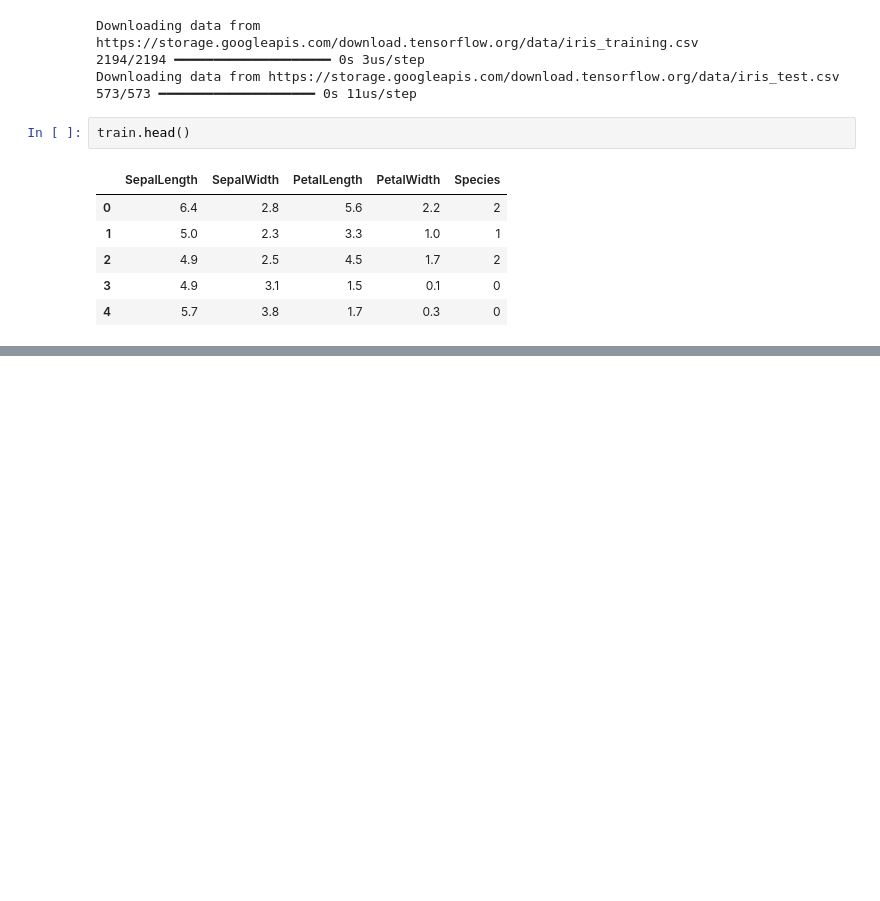
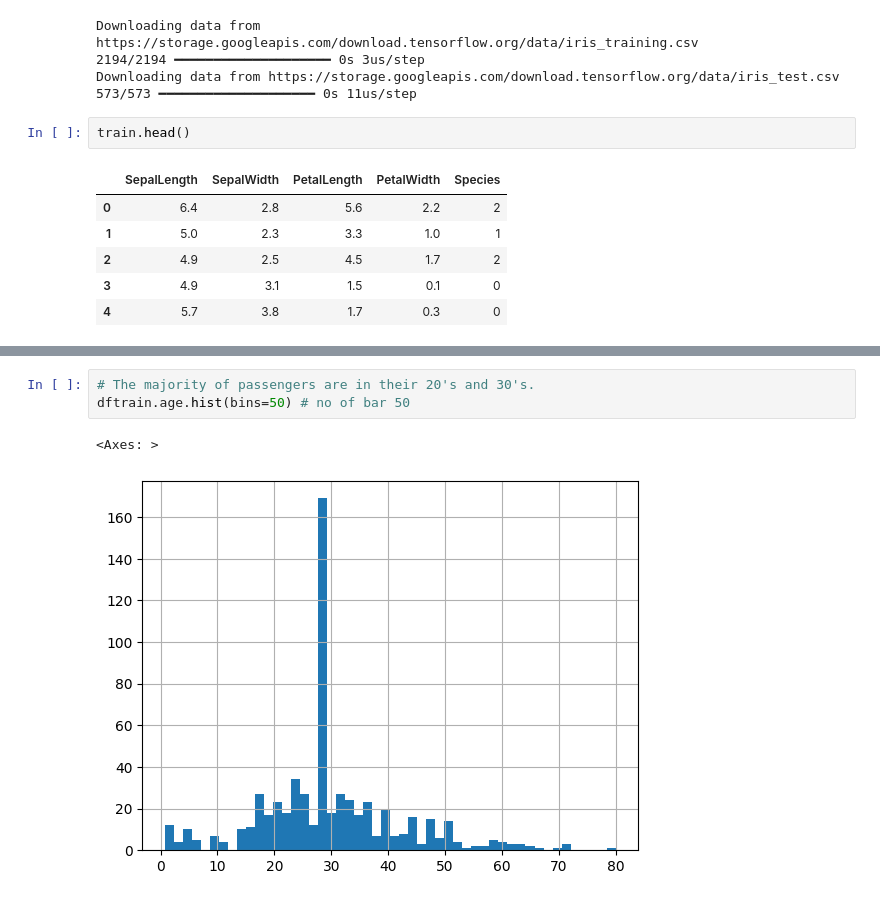
Before and after one commit to SAMANTA1401/deep_learning_tensorflow, a Jupyter notebook: estimator/premade.ipynb, the cells around one changed output, grey strips where cells are left out. Cells and saved outputs as stored; diff of their text form; blank space fills up the shorter version.

```diff
--- a/estimator/premade.ipynb
+++ b/estimator/premade.ipynb
@@ -31,0 +163,6 @@ train.head()
+# %%
+# The majority of passengers are in their 20's and 30's.
+dftrain.age.hist(bins=50) # no of bar 50
+# %% [output]
+<Axes: >
+[figure, added]
```
Also changed, not shown: parts of 66 cells of this notebook, 11 other files.
